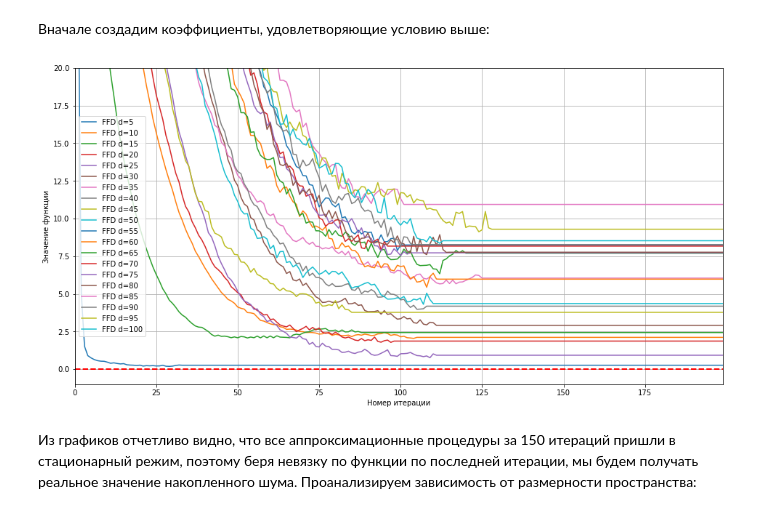
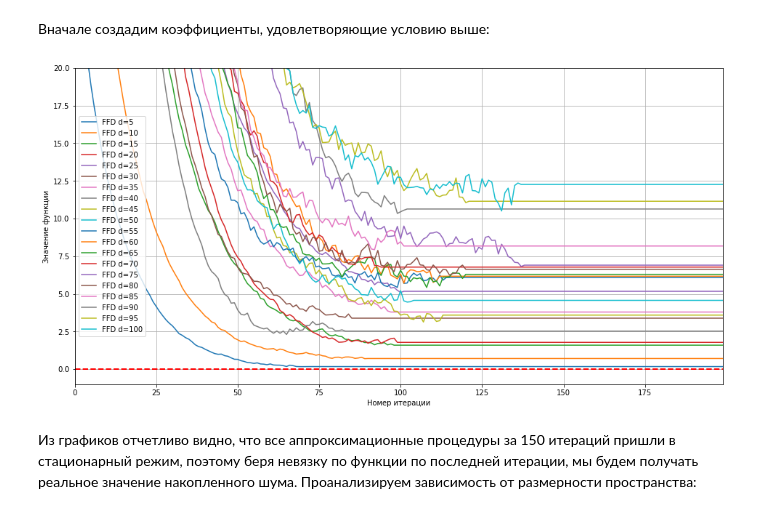
Before and after one commit to danon2018/Gradient_free_methods_project, a Jupyter notebook: quadratic_experiments.ipynb, the cells around one changed output. Drawn from its saved outputs; the diff is of its cells as text; code cells hidden in the pictures.

```diff
--- a/quadratic_experiments.ipynb
+++ b/quadratic_experiments.ipynb
@@ -18,14 +18,14 @@ def quad_coefs(d, L, random_state=None, x_solution=None):
     O = ortho_group.rvs(d, random_state=random_state) # создание рандомной ортогональной матрицы d на d
     eigenvals = []
     for i in range(d):
-        if i%2 == 0:
+        if i%2 == 0: # меняем тут 2,3,4,5
             eigenval = L / (1 + (1/d) * i) # половина с.з. близка к константе L
         else:
             eigenval = 1 / (1 + (1/d) * i) # половина с.З близка к 0
         eigenvals.append(eigenval)
 
     eigenvals = np.array(eigenvals)
-    # eigenvals = np.random.shuffle(eigenvals) # возможно не надо
+    np.random.shuffle(eigenvals) # возможно не надо
 
     Diag = np.eye(d) # создаем и заполняем диагональную матрицу с.з.
     for i in range(d):
@@ -182,7 +182,7 @@ def experimental_FFD_FWC(delta, L, d):
 Вначале создадим коэффициенты, удовлетворяющие условию выше, после этого по ним создадим квадратичную задачу:
 # %%
 d = 100 # размерность пространства
-L = 20 # константа Липшица
+L = 10 # константа Липшица
 random_state = 1
 # %%
 A, b = quad_coefs(d, L)
@@ -202,7 +202,7 @@ x_start = np.random.uniform(-10, 10, d) # стартовую точку выби
 # %% [markdown]
 Запустим процедуру GD для аналитической производной, и для конечной прямой суммы при различных значениях метки мантиссы, после чего построим графики:
 # %%
-max_iters=500
+max_iters=400
 prob_values = []
 
 values = GD(prob.func, prob.grad, x_start, 1/L, max_iters)
@@ -213,7 +213,8 @@ for i in trange(1,9):
     values = GD(prob.func, prob.FFD, x_start, 1/L, max_iters)
     prob_values.append(values)
 # %%
-method_names = ['Grad','FFD m=1','FFD m=2','FFD m=3','FFD m=4', 'FFD m=5', 'FFD m=6', 'FFD m=7', 'FFD m=8']
+method_names = ['Grad','FFD m=1','FFD m=2','FFD m=3','FFD m=4',
+                'FFD m=5', 'FFD m=6', 'FFD m=7', 'FFD m=8']
 
 fig, ax = plt.subplots(3, 2, figsize=(20,18))
 
@@ -237,5 +238,5 @@ ax[1,1].set_ylim(prob_solution-0.001, prob_solution+0.02)
 ax[2,0].set_ylim(prob_solution-0.0001, prob_solution+0.002)
 ax[2,1].set_ylim(prob_solution-0.000001, prob_solution+0.00002)
 
-None
+plt.savefig('ffd_delta_1.png')
 # %% [output]
@@ -315,19 +323,20 @@ for d in tqdm(dims):
 # %%
 plt.figure(figsize=(16,8))
 
 for i in range(0,100,5):
     plt.plot([t for t in range(max_iters)], prob_values[i], label='FFD d='+str(dims[i]))
 
 plt.plot([t for t in range(max_iters)], [0 for i in range(max_iters)], 'r--', linewidth=2)
 plt.legend()
 plt.grid()
 plt.xlim(0, max_iters-1)
 plt.ylabel('Значение функции')
 plt.xlabel('Номер итерации')
 plt.ylim(-1,20)
-None
+
+plt.savefig('ffd_d_1.png')
 # %% [output]
-[figure, old version]
+[figure, new version]
 # %% [markdown]
 Из графиков отчетливо видно, что все аппроксимационные процедуры за 150 итераций пришли в стационарный режим, поэтому беря невязку по функции по последней итерации, мы будем получать реальное значение накопленного шума. Проанализируем зависимость от размерности пространства:
 # %%
```
Also changed, not shown: parts of 33 cells of this notebook.
